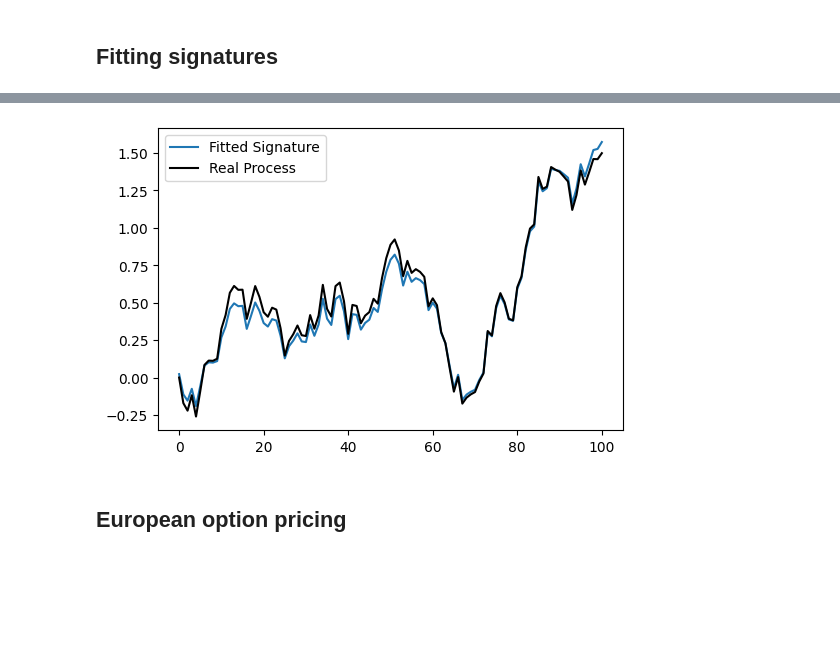
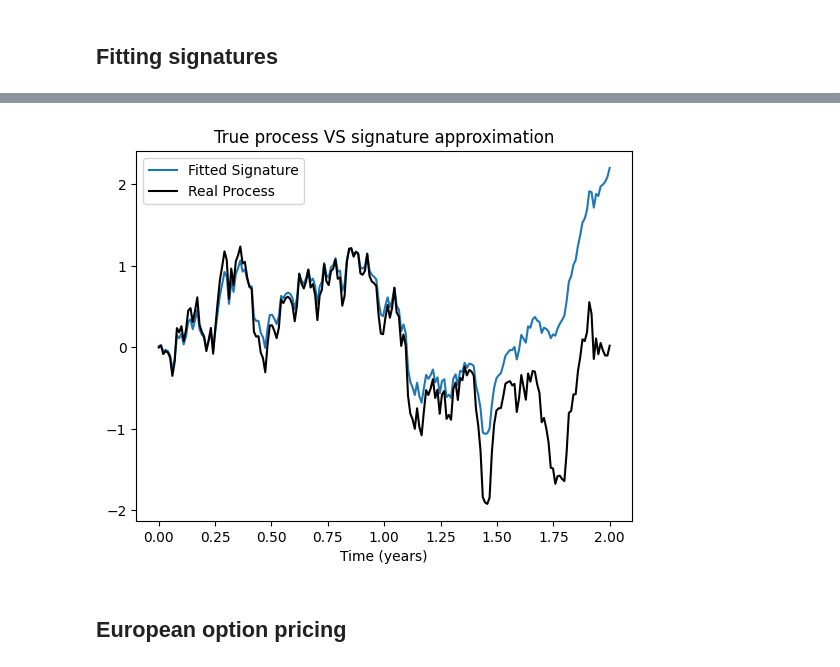
Before and after one commit to Sh3xe/signature-vol-model, a Jupyter notebook: notebook.ipynb, the cells around one changed output, grey strips where cells are left out. Cells and saved outputs as stored; diff of their text form; code cells hidden in the pictures; blank space fills up the shorter version.

Commit message:
Added signature fitting benchmark

```diff
--- a/notebook.ipynb
+++ b/notebook.ipynb
@@ -224,11 +251,14 @@ fitted_sig = sig_from_flat(res.x,sig_order)
 # %%
-loss = loss_sig(res.x, time_grid, ornsteins, brownians_sig, beta_1, beta_2, sig_order)
+loss = loss_sig(res.x, time_grid_2y, ornsteins, brownians_sig, beta_1, beta_2, sig_order)
 absolute_error = sum([ np.sum(np.abs(a-b)) for (a,b) in zip(ornstein_sig, fitted_sig)])
 
 print(f"Loss: {loss:.2f}, Abs Error: {absolute_error:.2f}")
 
-plt.plot(bracket_with_process(fitted_sig, brownians_sig[0]), label="Fitted Signature")
-plt.plot(ornsteins[0], label="Real Process", color="black")
+process_approx = bracket_with_process(fitted_sig, brownians_sig[0])
+plt.plot(time_grid_2y, process_approx, label="Fitted Signature")
+plt.plot(time_grid_2y, ornsteins[0], label="Real Process", color="black")
 plt.legend()
+plt.xlabel("Time (years)")
+plt.title("True process VS signature approximation")
 plt.show()
 # %% [output]
@@ -236,4 +266,4 @@ Loss: 0.00, Abs Error: 4.19
-[figure, old version]
+[figure, new version]
 # %% [markdown]
 ## European option pricing
 # %%
```
Also changed, not shown: parts of 12 cells of this notebook.
